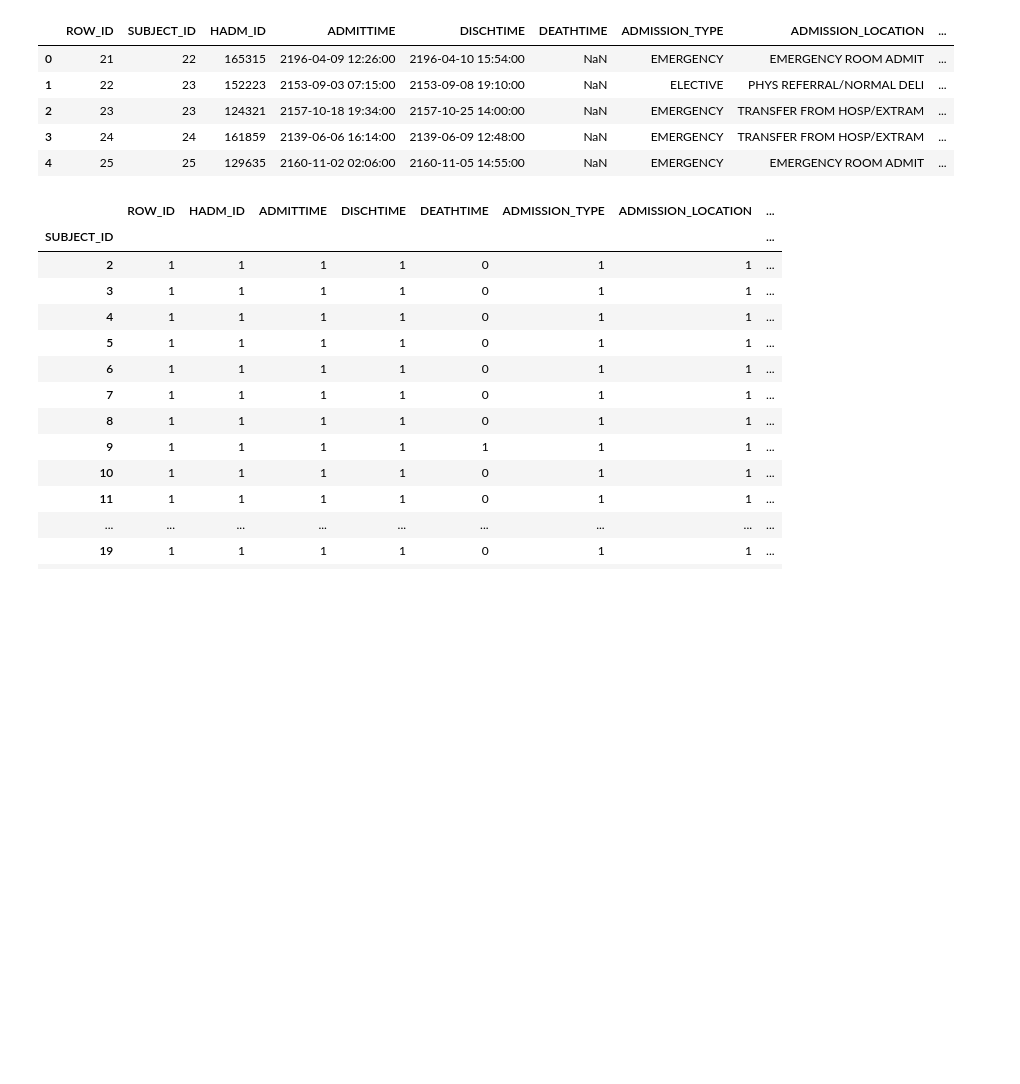
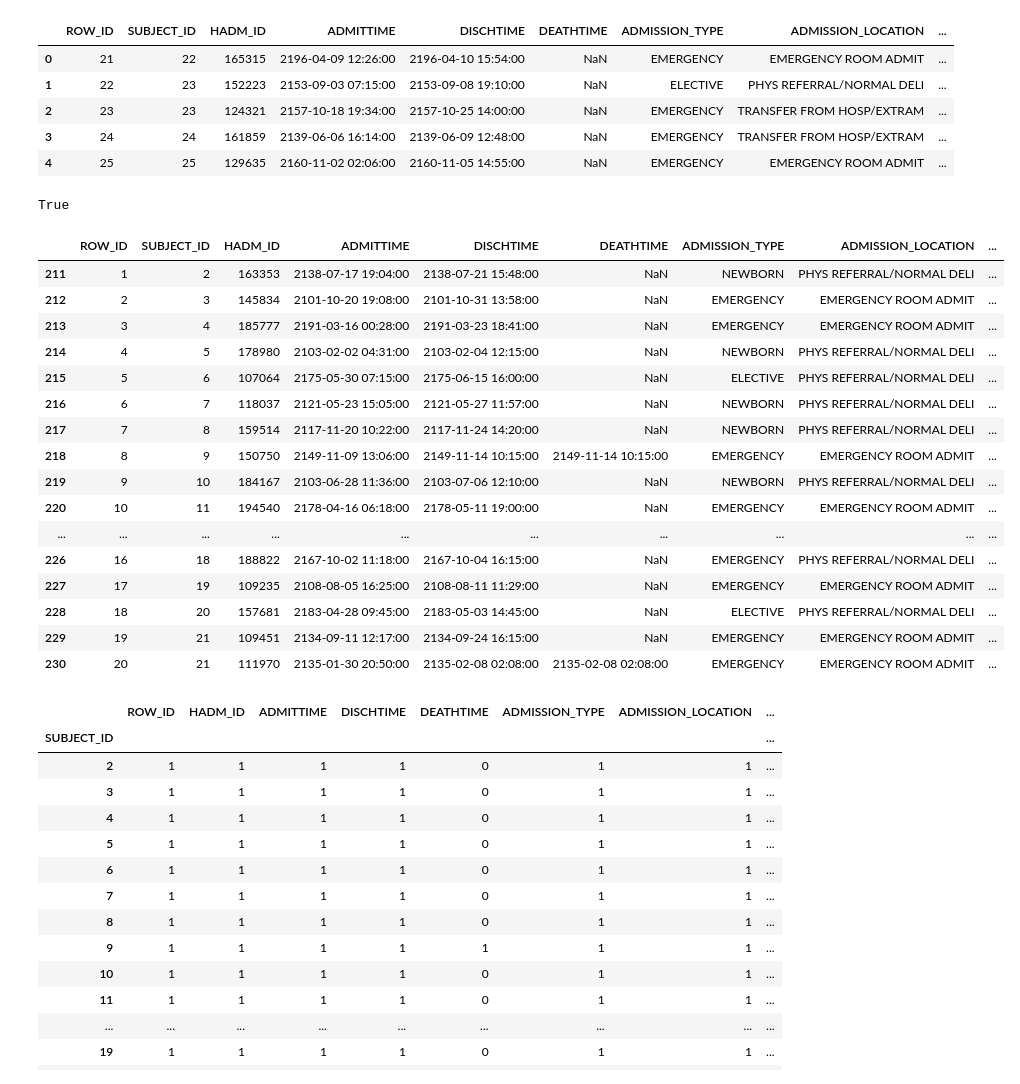
Before and after one commit to kathy908000/Health-Care-Research, a Jupyter notebook: MIMICIII-Matrixfinal.ipynb, the cells around one changed output. Saved outputs shown, nothing was run; the diff lists cells and outputs as text; code cells hidden in the pictures; blank space fills up the shorter version.

```diff
--- a/MIMICIII-Matrixfinal.ipynb
+++ b/MIMICIII-Matrixfinal.ipynb
@@ -1537,7 +1556,29 @@ d.head()
 | 2 | 23 | 23 | 124321 | 2157-10-18 19:34:00 | 2157-10-25 14:00:00 | NaN | EMERGENCY | TRANSFER FROM HOSP/EXTRAM | ... |
 | 3 | 24 | 24 | 161859 | 2139-06-06 16:14:00 | 2139-06-09 12:48:00 | NaN | EMERGENCY | TRANSFER FROM HOSP/EXTRAM | ... |
 | 4 | 25 | 25 | 129635 | 2160-11-02 02:06:00 | 2160-11-05 14:55:00 | NaN | EMERGENCY | EMERGENCY ROOM ADMIT | ... |
+# %%
+d['HADM_ID'].is_unique
+# %% [output]
+True
 # %%
 d = d.sort_values(by=['SUBJECT_ID'])
-d.head()
+d.head(20)
+# %% [output]
+|  | ROW_ID | SUBJECT_ID | HADM_ID | ADMITTIME | DISCHTIME | DEATHTIME | ADMISSION_TYPE | ADMISSION_LOCATION | ... |
+| 211 | 1 | 2 | 163353 | 2138-07-17 19:04:00 | 2138-07-21 15:48:00 | NaN | NEWBORN | PHYS REFERRAL/NORMAL DELI | ... |
+| 212 | 2 | 3 | 145834 | 2101-10-20 19:08:00 | 2101-10-31 13:58:00 | NaN | EMERGENCY | EMERGENCY ROOM ADMIT | ... |
+| 213 | 3 | 4 | 185777 | 2191-03-16 00:28:00 | 2191-03-23 18:41:00 | NaN | EMERGENCY | EMERGENCY ROOM ADMIT | ... |
+| 214 | 4 | 5 | 178980 | 2103-02-02 04:31:00 | 2103-02-04 12:15:00 | NaN | NEWBORN | PHYS REFERRAL/NORMAL DELI | ... |
+| 215 | 5 | 6 | 107064 | 2175-05-30 07:15:00 | 2175-06-15 16:00:00 | NaN | ELECTIVE | PHYS REFERRAL/NORMAL DELI | ... |
+| 216 | 6 | 7 | 118037 | 2121-05-23 15:05:00 | 2121-05-27 11:57:00 | NaN | NEWBORN | PHYS REFERRAL/NORMAL DELI | ... |
+| 217 | 7 | 8 | 159514 | 2117-11-20 10:22:00 | 2117-11-24 14:20:00 | NaN | NEWBORN | PHYS REFERRAL/NORMAL DELI | ... |
+| 218 | 8 | 9 | 150750 | 2149-11-09 13:06:00 | 2149-11-14 10:15:00 | 2149-11-14 10:15:00 | EMERGENCY | EMERGENCY ROOM ADMIT | ... |
+| 219 | 9 | 10 | 184167 | 2103-06-28 11:36:00 | 2103-07-06 12:10:00 | NaN | NEWBORN | PHYS REFERRAL/NORMAL DELI | ... |
+| 220 | 10 | 11 | 194540 | 2178-04-16 06:18:00 | 2178-05-11 19:00:00 | NaN | EMERGENCY | EMERGENCY ROOM ADMIT | ... |
+| ... | ... | ... | ... | ... | ... | ... | ... | ... | ... |
+| 226 | 16 | 18 | 188822 | 2167-10-02 11:18:00 | 2167-10-04 16:15:00 | NaN | EMERGENCY | PHYS REFERRAL/NORMAL DELI | ... |
+| 227 | 17 | 19 | 109235 | 2108-08-05 16:25:00 | 2108-08-11 11:29:00 | NaN | EMERGENCY | EMERGENCY ROOM ADMIT | ... |
+| 228 | 18 | 20 | 157681 | 2183-04-28 09:45:00 | 2183-05-03 14:45:00 | NaN | ELECTIVE | PHYS REFERRAL/NORMAL DELI | ... |
+| 229 | 19 | 21 | 109451 | 2134-09-11 12:17:00 | 2134-09-24 16:15:00 | NaN | EMERGENCY | EMERGENCY ROOM ADMIT | ... |
+| 230 | 20 | 21 | 111970 | 2135-01-30 20:50:00 | 2135-02-08 02:08:00 | 2135-02-08 02:08:00 | EMERGENCY | EMERGENCY ROOM ADMIT | ... |
 # %%
```
Also changed, not shown: parts of 13 cells of this notebook.
